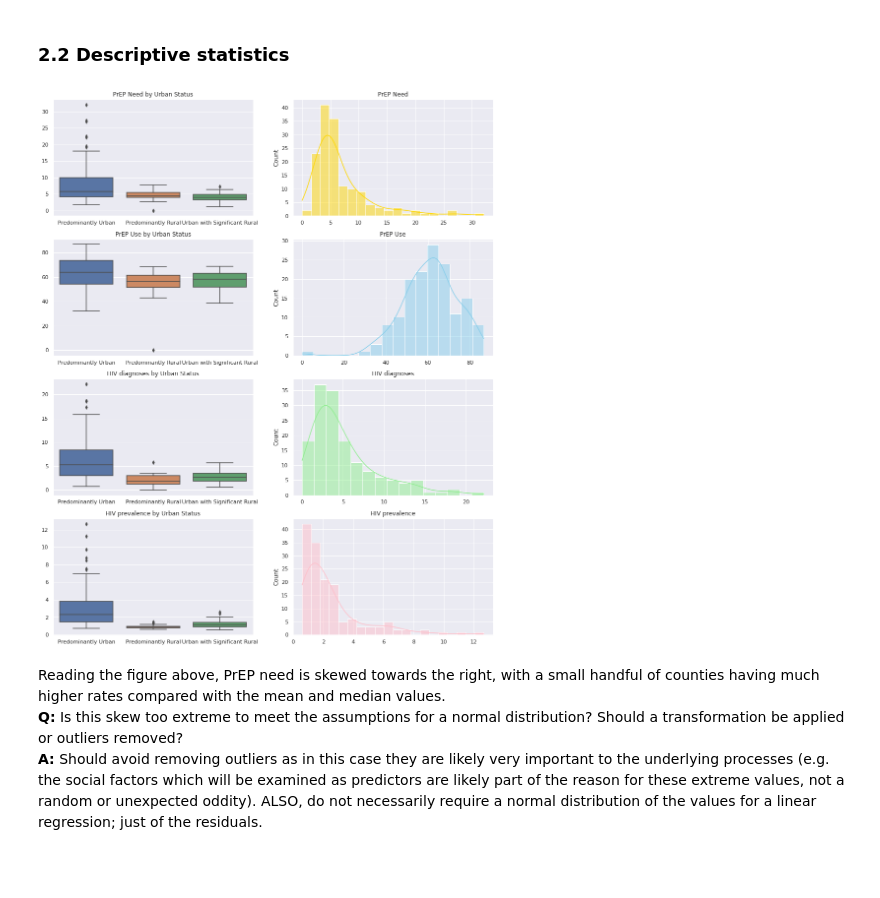
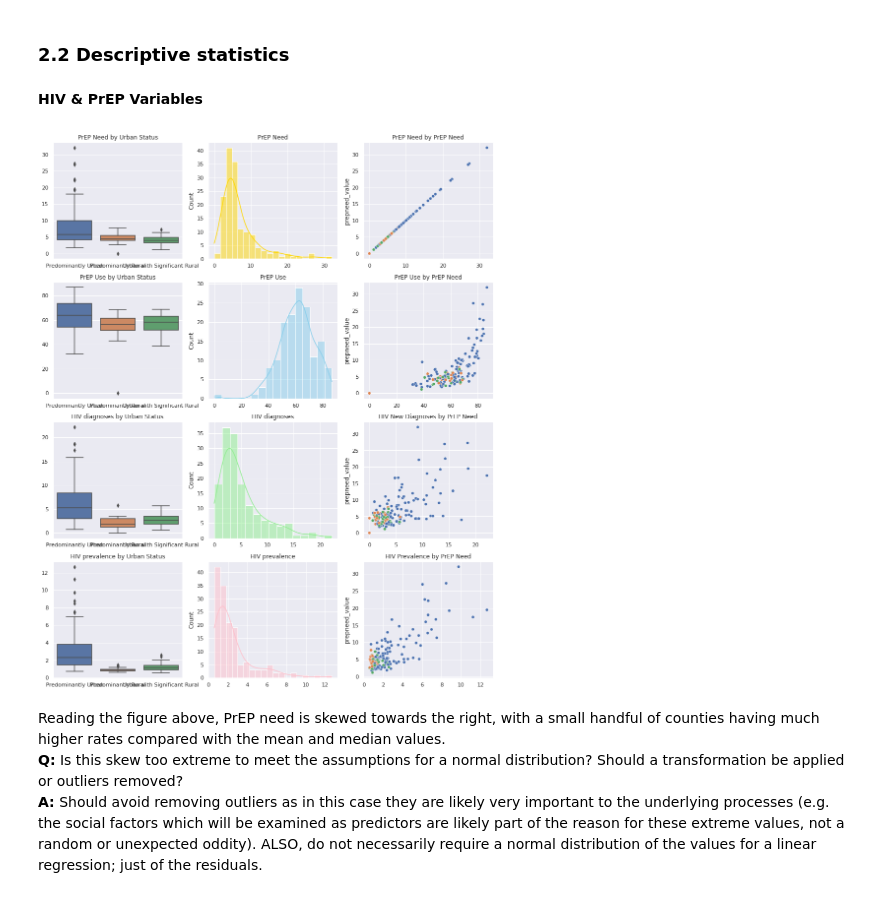
Before and after one commit to joepost/CASA0007_MajorAssessment, a Jupyter notebook: python_notebook.ipynb, the cells around one changed output. Saved outputs shown, nothing was run; the diff lists cells and outputs as text; code cells hidden in the pictures; blank space fills up the shorter version.

Commit message:
complete distribution plots for predictor vars

```diff
--- a/python_notebook.ipynb
+++ b/python_notebook.ipynb
@@ -587,26 +626,36 @@ Index(['2022_local_authorities_county', 'mnemonic', 'pop_density', 'cob_uk_pc',
+# %% [markdown]
+**HIV & PrEP Variables**
 # %%
 #define dimensions of subplots (rows, columns)
-fig, axes = plt.subplots(4, 2, figsize = (16,20))
+fig, axes = plt.subplots(4, 3, figsize = (16,20))
 
 #set theme
 sns.set(style="darkgrid")
 
 #create chart in each subplot
-sns.boxplot(data=full_df, x='ru_3fold_y', y='prepneed_value', ax=axes[0,0]).set(title="PrEP Need by Urban Status", xlabel = "", ylabel="")
+sns.boxplot(data=full_df, x='ru_3fold', y='prepneed_value', ax=axes[0,0]).set(title="PrEP Need by Urban Status", xlabel = "", ylabel="")
 sns.histplot(data=full_df, x='prepneed_value', color = "gold", kde = True, ax=axes[0,1]).set(title="PrEP Need", xlabel = "")
+sns.scatterplot(data=full_df, x='prepneed_value', y='prepneed_value', hue = 'ru_3fold',
+                ax=axes[0,2], legend=False).set(title="PrEP Need by PrEP Need", xlabel = "")
 
-sns.boxplot(data=full_df, x='ru_3fold_y', y='prepuse_value', ax=axes[1,0]).set(title="PrEP Use by Urban Status", xlabel = "", ylabel="")
+sns.boxplot(data=full_df, x='ru_3fold', y='prepuse_value', ax=axes[1,0]).set(title="PrEP Use by Urban Status", xlabel = "", ylabel="")
 sns.histplot(data=full_df, x='prepuse_value', color = "skyblue", kde = True, ax=axes[1,1]).set(title="PrEP Use", xlabel = "")
+sns.scatterplot(data=full_df, x='prepuse_value', y='prepneed_value',  hue = 'ru_3fold',
+                ax=axes[1,2], legend=False).set(title="PrEP Use by PrEP Need", xlabel = "")
 
-sns.boxplot(data=full_df, x='ru_3fold_y', y='hivnewdiag_value', ax=axes[2,0]).set(title="HIV diagnoses by Urban Status", xlabel = "", ylabel="")
+sns.boxplot(data=full_df, x='ru_3fold', y='hivnewdiag_value', ax=axes[2,0]).set(title="HIV diagnoses by Urban Status", xlabel = "", ylabel="")
 sns.histplot(data=full_df, x='hivnewdiag_value', color = "lightgreen", kde = True, ax=axes[2,1]).set(title="HIV diagnoses", xlabel = "")
+sns.scatterplot(data=full_df, x='hivnewdiag_value', y='prepneed_value',  hue = 'ru_3fold',
+                ax=axes[2,2], legend=False).set(title="HIV New Diagnoses by PrEP Need", xlabel = "")
 
-sns.boxplot(data=full_df, x='ru_3fold_y', y='hivprev_value', ax=axes[3,0]).set(title="HIV prevalence by Urban Status", xlabel = "", ylabel="")
+sns.boxplot(data=full_df, x='ru_3fold', y='hivprev_value', ax=axes[3,0]).set(title="HIV prevalence by Urban Status", xlabel = "", ylabel="")
 sns.histplot(data=full_df, x='hivprev_value', color = "pink", kde = True, ax=axes[3,1]).set(title="HIV prevalence", xlabel = "")
+sns.scatterplot(data=full_df, x='hivprev_value', y='prepneed_value',  hue = 'ru_3fold',
+                ax=axes[3,2], legend=False).set(title="HIV Prevalence by PrEP Need", xlabel = "")
 
 plt.show()
 # %% [output]
-[figure, old version]
+[figure, new version]
 # %% [markdown]
 Reading the figure above, PrEP need is skewed towards the right, with a small handful of counties having much higher rates compared with the mean and median values.
 **Q:** Is this skew too extreme to meet the assumptions for a normal distribution? Should a transformation be applied or outliers removed?
```
Also changed, not shown: parts of 6 cells of this notebook, 1 other file.
